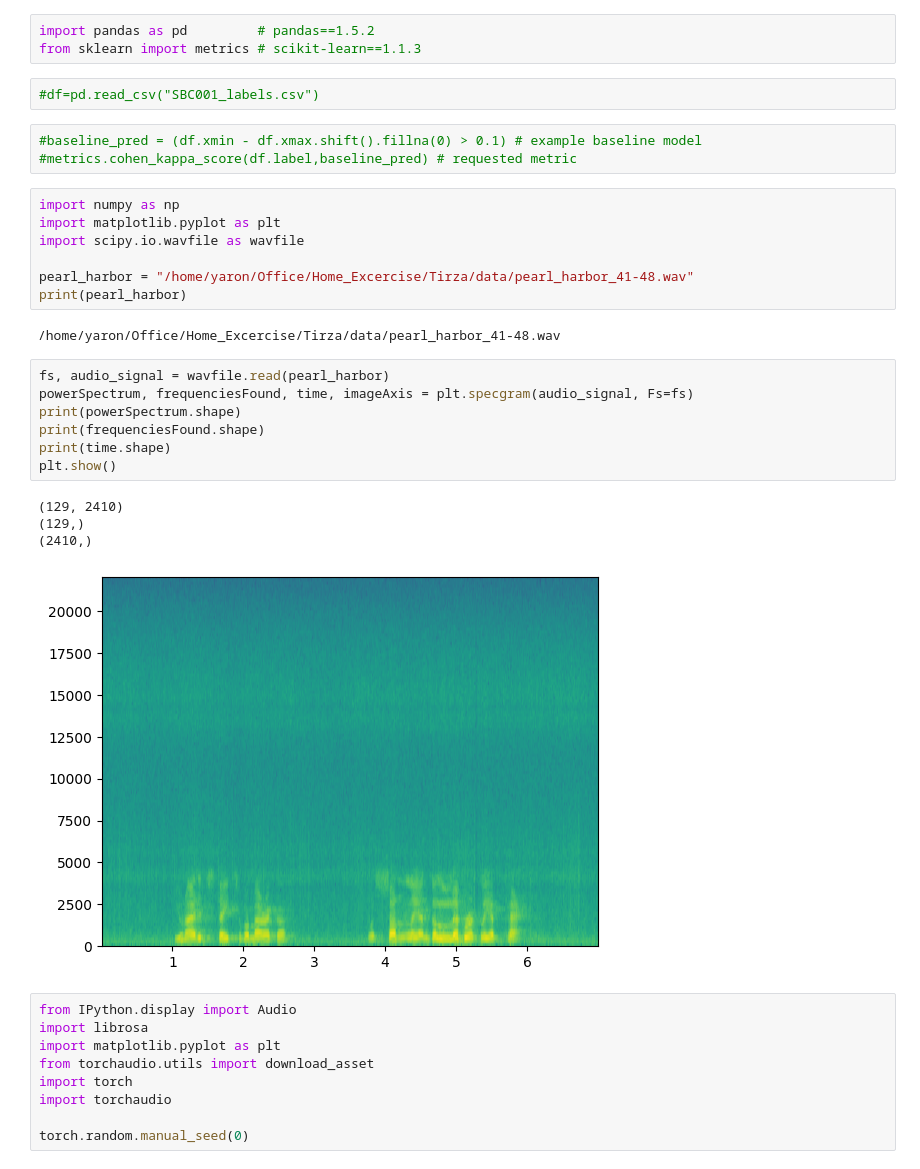
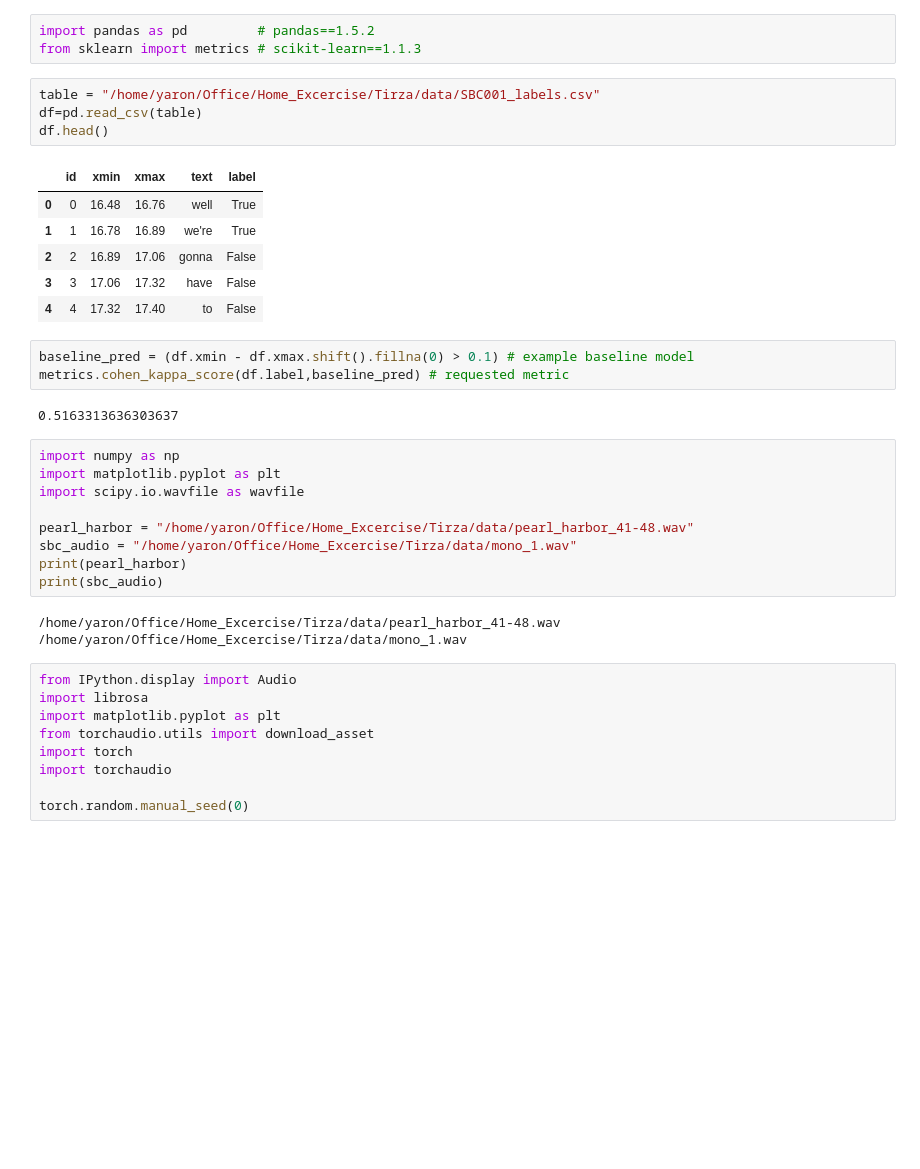
Before and after one commit to yaronwinter/workshop, a Jupyter notebook: notebooks/baseline_example.ipynb, the cells around one changed output. Cells and saved outputs as stored; diff of their text form; blank space fills up the shorter version.

```diff
--- a/notebooks/baseline_example.ipynb
+++ b/notebooks/baseline_example.ipynb
@@ -4,31 +4,33 @@
 import pandas as pd         # pandas==1.5.2
 from sklearn import metrics # scikit-learn==1.1.3
 # %%
-#df=pd.read_csv("SBC001_labels.csv")
+table = "/home/yaron/Office/Home_Excercise/Tirza/data/SBC001_labels.csv"
+df=pd.read_csv(table)
+df.head()
+# %% [output]
+|  | id | xmin | xmax | text | label |
+| 0 | 0 | 16.48 | 16.76 | well | True |
+| 1 | 1 | 16.78 | 16.89 | we're | True |
+| 2 | 2 | 16.89 | 17.06 | gonna | False |
+| 3 | 3 | 17.06 | 17.32 | have | False |
+| 4 | 4 | 17.32 | 17.40 | to | False |
 # %%
-#baseline_pred = (df.xmin - df.xmax.shift().fillna(0) > 0.1) # example baseline model
-#metrics.cohen_kappa_score(df.label,baseline_pred) # requested metric
+baseline_pred = (df.xmin - df.xmax.shift().fillna(0) > 0.1) # example baseline model
+metrics.cohen_kappa_score(df.label,baseline_pred) # requested metric
+# %% [output]
+0.5163313636303637
 # %%
 import numpy as np
 import matplotlib.pyplot as plt
 import scipy.io.wavfile as wavfile
 
 pearl_harbor = "/home/yaron/Office/Home_Excercise/Tirza/data/pearl_harbor_41-48.wav"
+sbc_audio = "/home/yaron/Office/Home_Excercise/Tirza/data/mono_1.wav"
 print(pearl_harbor)
+print(sbc_audio)
 # %% [output]
 /home/yaron/Office/Home_Excercise/Tirza/data/pearl_harbor_41-48.wav
+/home/yaron/Office/Home_Excercise/Tirza/data/mono_1.wav
-# %%
-fs, audio_signal = wavfile.read(pearl_harbor)
-powerSpectrum, frequenciesFound, time, imageAxis = plt.specgram(audio_signal, Fs=fs)
-print(powerSpectrum.shape)
-print(frequenciesFound.shape)
-print(time.shape)
-plt.show()
-# %% [output]
-(129, 2410)
-(129,)
-(2410,)
-[figure, removed]
 # %%
 from IPython.display import Audio
 import librosa
```
Also changed, not shown: parts of 8 cells of this notebook, 3 other files.
